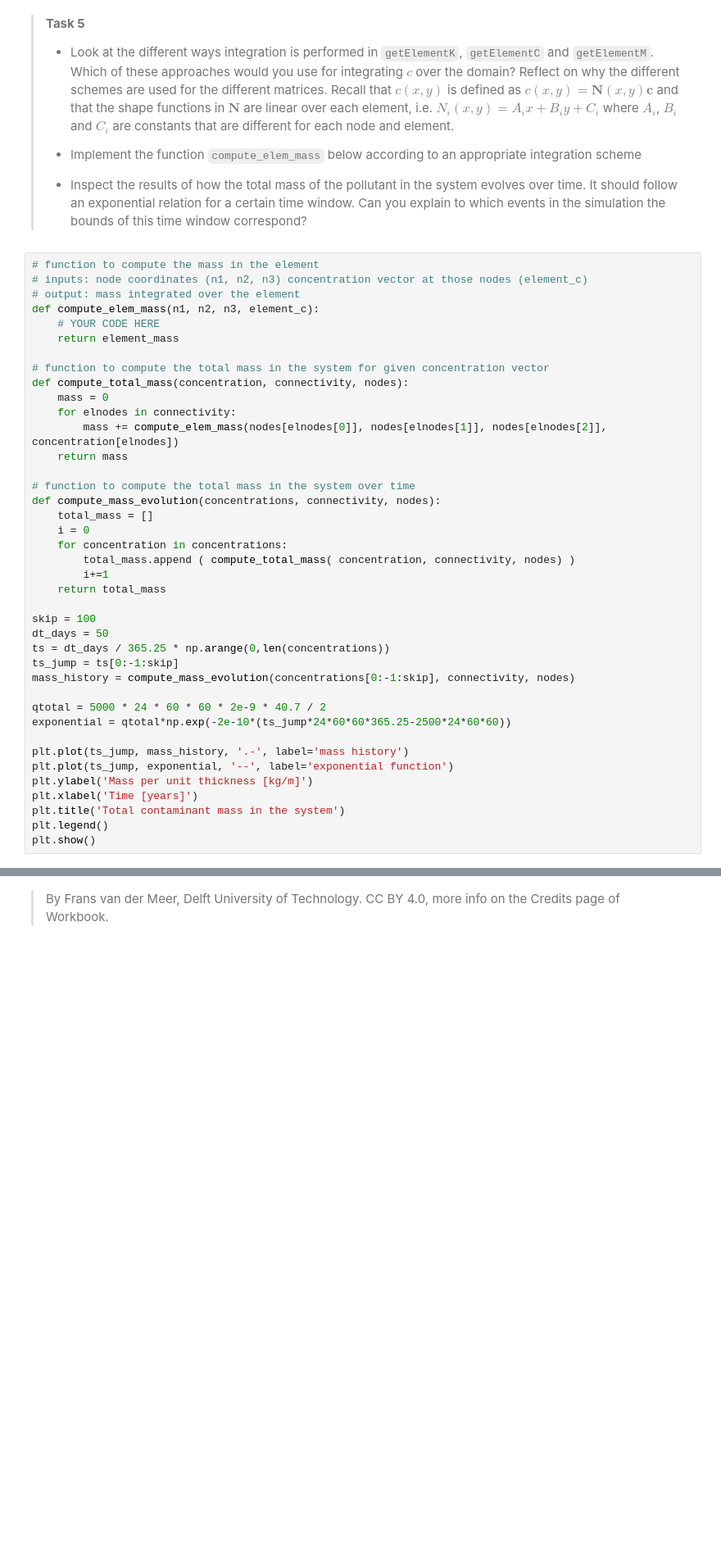
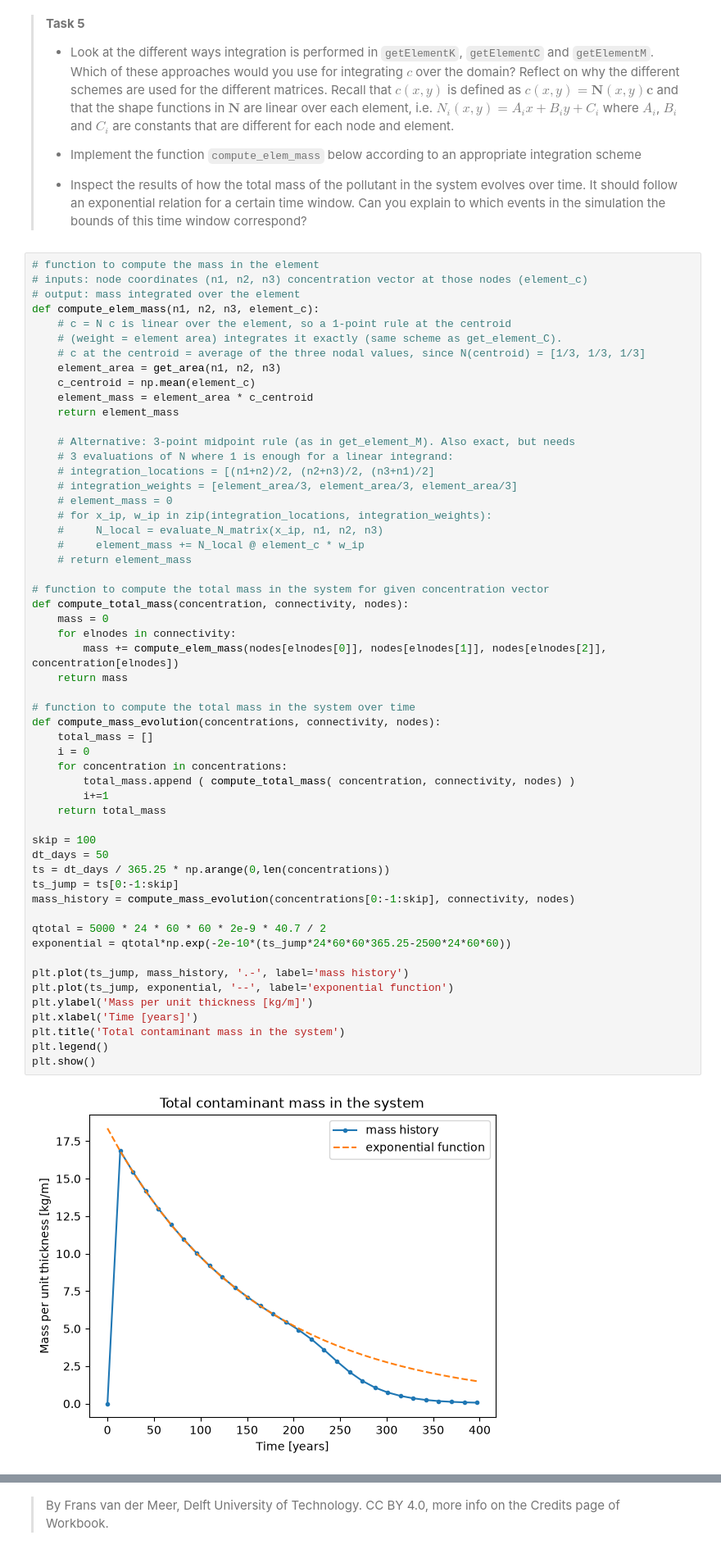
Before and after one commit to wvandenwildenberg/GA2.2, a Jupyter notebook: contamination.ipynb, the cells around one changed output, grey strips where cells are left out. Shown at 82% size. Drawn from its saved outputs; the diff is of its cells as text; blank space fills up the shorter version.

```diff
--- a/contamination.ipynb
+++ b/contamination.ipynb
@@ -495,38 +609,55 @@ In the function, there are routines for integration of stiffness matrices. Diffe
 # inputs: node coordinates (n1, n2, n3) concentration vector at those nodes (element_c)
 # output: mass integrated over the element
 def compute_elem_mass(n1, n2, n3, element_c):
-    # YOUR CODE HERE
+    # c = N c is linear over the element, so a 1-point rule at the centroid
+    # (weight = element area) integrates it exactly (same scheme as get_element_C).
+    # c at the centroid = average of the three nodal values, since N(centroid) = [1/3, 1/3, 1/3]
+    element_area = get_area(n1, n2, n3)
+    c_centroid = np.mean(element_c)
+    element_mass = element_area * c_centroid
     return element_mass
+
+    # Alternative: 3-point midpoint rule (as in get_element_M). Also exact, but needs
+    # 3 evaluations of N where 1 is enough for a linear integrand:
+    # integration_locations = [(n1+n2)/2, (n2+n3)/2, (n3+n1)/2]
+    # integration_weights = [element_area/3, element_area/3, element_area/3]
+    # element_mass = 0
+    # for x_ip, w_ip in zip(integration_locations, integration_weights):
+    #     N_local = evaluate_N_matrix(x_ip, n1, n2, n3)
+    #     element_mass += N_local @ element_c * w_ip
+    # return element_mass
 
 # function to compute the total mass in the system for given concentration vector
 def compute_total_mass(concentration, connectivity, nodes):
     mass = 0
     for elnodes in connectivity:
         mass += compute_elem_mass(nodes[elnodes[0]], nodes[elnodes[1]], nodes[elnodes[2]], concentration[elnodes])
     return mass
 
 # function to compute the total mass in the system over time
 def compute_mass_evolution(concentrations, connectivity, nodes):
     total_mass = []
     i = 0
     for concentration in concentrations:
         total_mass.append ( compute_total_mass( concentration, connectivity, nodes) )
         i+=1
     return total_mass
 
 skip = 100
 dt_days = 50
 ts = dt_days / 365.25 * np.arange(0,len(concentrations))
 ts_jump = ts[0:-1:skip]
 mass_history = compute_mass_evolution(concentrations[0:-1:skip], connectivity, nodes)
 
 qtotal = 5000 * 24 * 60 * 60 * 2e-9 * 40.7 / 2
 exponential = qtotal*np.exp(-2e-10*(ts_jump*24*60*60*365.25-2500*24*60*60))
 
 plt.plot(ts_jump, mass_history, '.-', label='mass history')
 plt.plot(ts_jump, exponential, '--', label='exponential function')
 plt.ylabel('Mass per unit thickness [kg/m]')
 plt.xlabel('Time [years]')
 plt.title('Total contaminant mass in the system')
 plt.legend()
 plt.show()
+# %% [output]
+[figure, added]
```
Also changed, not shown: parts of 6 cells of this notebook.
